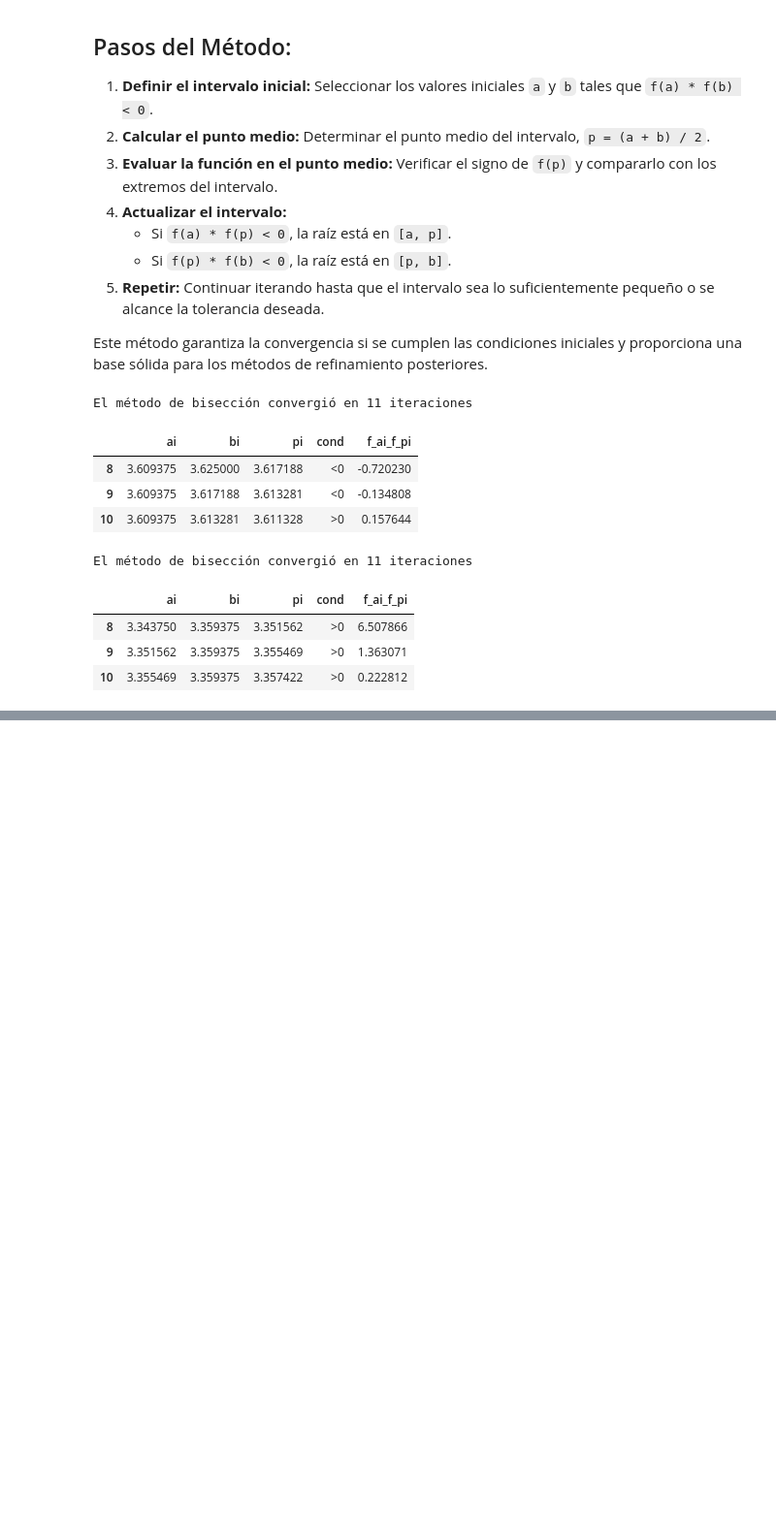
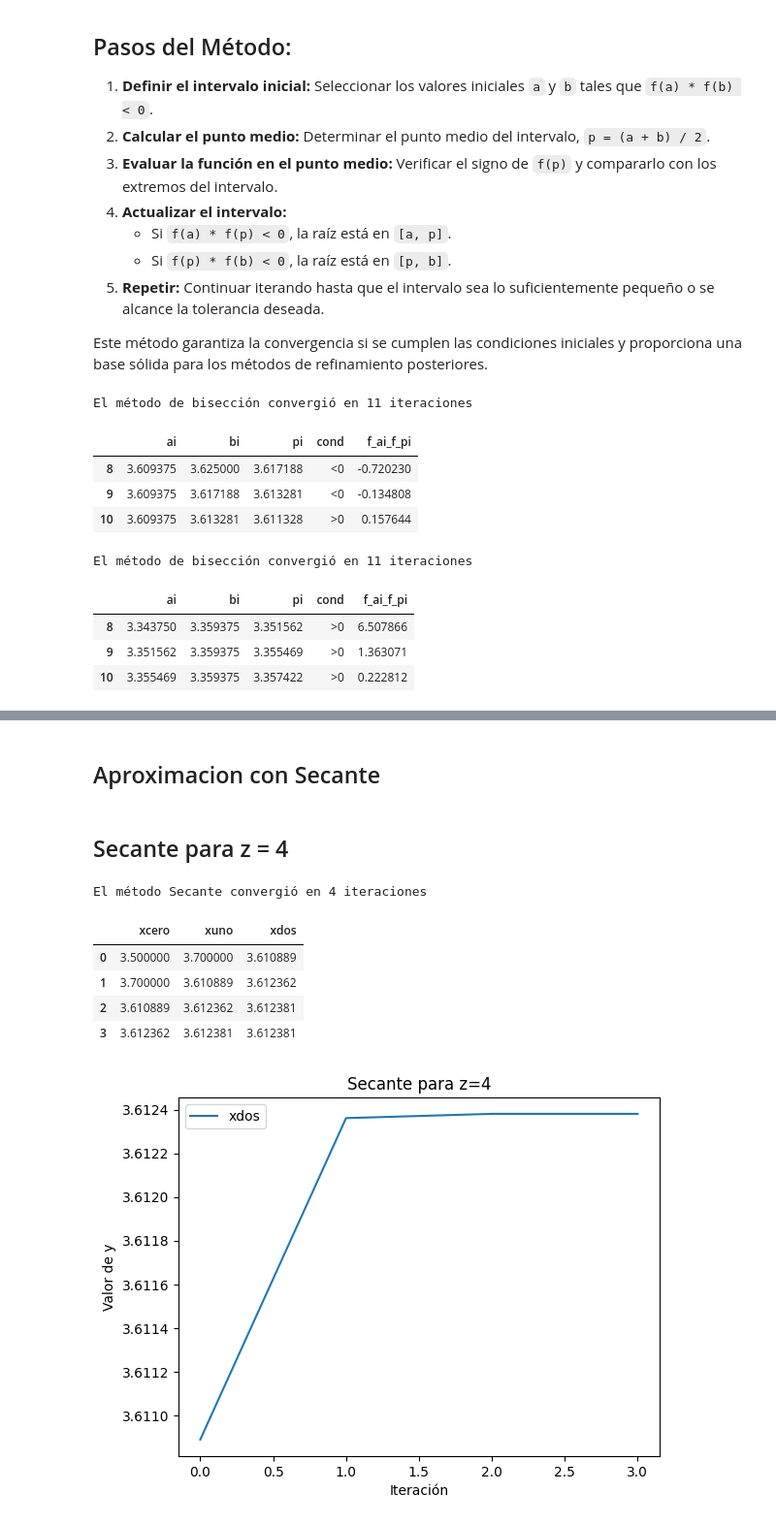
Before and after one commit to joaquin-her/rio-bermejo-modelacion-numerica, a Jupyter notebook: rio_bermejo.ipynb, the cells around one changed output, grey strips where cells are left out. Shown at 97% size. Cells and saved outputs as stored; diff of their text form; code cells hidden in the pictures; blank space fills up the shorter version.

```diff
--- a/rio_bermejo.ipynb
+++ b/rio_bermejo.ipynb
@@ -184,0 +219,46 @@ TypeError: loop of ufunc does not support argument 0 of type Symbol which has no
+# %% [markdown]
+## Aproximacion con Secante
+# %%
+
+#programo el método Secante
+def secante(a , b, tol, itmax = 100):
+        np.seterr('raise')
+        df2 = pd.DataFrame(columns=('xcero','xuno','xdos'))
+        x0 = a
+        x1 = b
+        contador = 0
+        x2 = x1-f(x1)*(x1-x0)/(f(x1)-f(x0))
+        while (contador < itmax) and (abs((x1 - x0) / x1) > tol):
+            df2.loc[contador] = [x0,x1,x2]
+            x0 = x1
+            x1 = x2
+            x2 = x1-(f(x1)*(x1-x0))/(f(x1)-f(x0))
+            contador += 1
+        print('El método Secante convergió en',contador,'iteraciones')
+        return df2
+# %% [markdown]
+## Secante para z = 4
+# %%
+
+tolerancia=10**(-8)
+valores = {
+    n: 0.025,
+    b: 20,
+    S: 0.002,
+    Q_real: 410,
+    z: 4
+}
+f_num = f_sympy.subs(valores)
+
+f = sp.lambdify(y, f_num)
+ejemplo2=secante(3.5,3.7, tolerancia)
+ejemplo2.plot(y='xdos', kind='line', title='Secante para z=4', ylabel='Valor de y', xlabel='Iteración')
+ejemplo2.tail()
+# %% [output]
+El método Secante convergió en 4 iteraciones
+|  | xcero | xuno | xdos |
+| 0 | 3.500000 | 3.700000 | 3.610889 |
+| 1 | 3.700000 | 3.610889 | 3.612362 |
+| 2 | 3.610889 | 3.612362 | 3.612381 |
+| 3 | 3.612362 | 3.612381 | 3.612381 |
+[figure, added]
```
Also changed, not shown: parts of 8 cells of this notebook.
